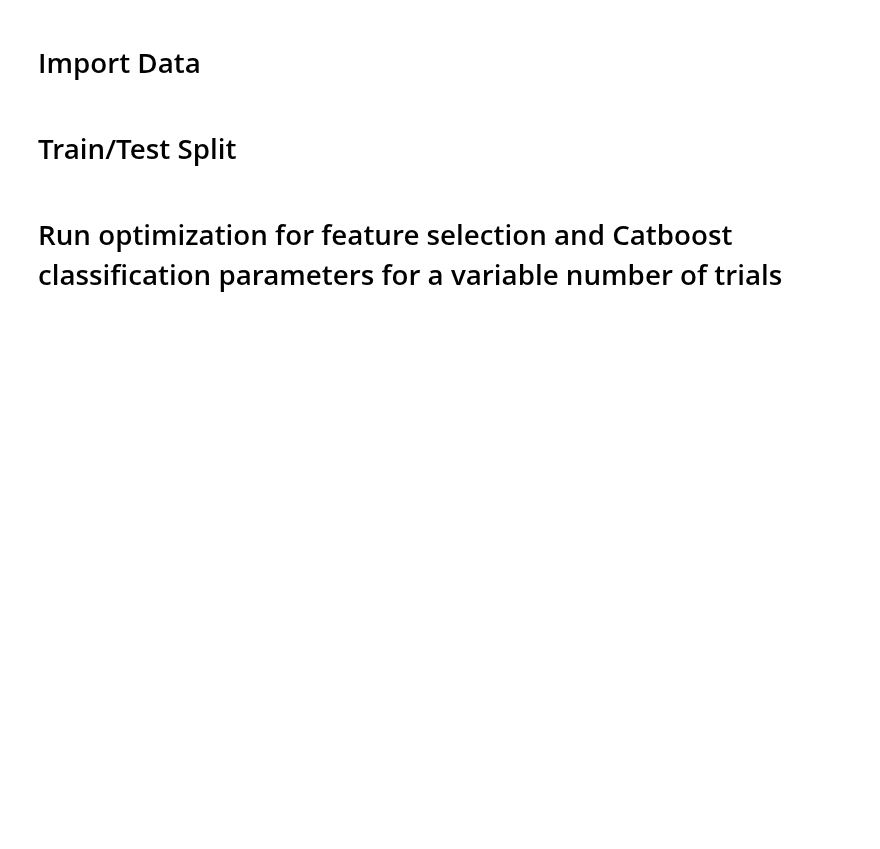
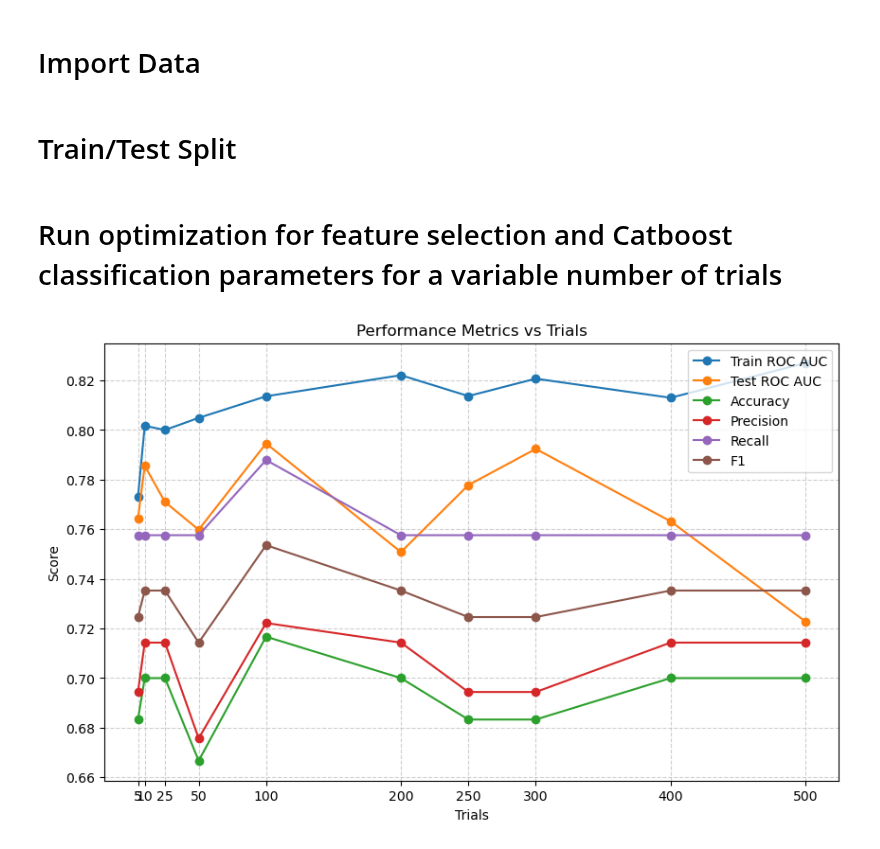
Before and after one commit to kirtonBCIlab/ES_Masters, a Jupyter notebook: Masters-Processing/ML/roc_auc_curve.ipynb, the cells around one changed output. Drawn from its saved outputs; the diff is of its cells as text; code cells hidden in the pictures; blank space fills up the shorter version.

Commit message:
ROC AUC results plot + add time to several of the classification repeat slurm scripts

```diff
--- a/Masters-Processing/ML/roc_auc_curve.ipynb
+++ b/Masters-Processing/ML/roc_auc_curve.ipynb
@@ -281,3 +281,35 @@ print(f"Trials: {results['n_trials'][best_overall_idx]} | Test ROC AUC: {results
 print("Best parameters:")
 for key, value in results['best_params'][best_overall_idx].items():
     print(f"  {key}: {value}")
+# %%
+import pandas as pd
+import matplotlib.pyplot as plt
+
+# Data from your results
+data = {
+    "Trials":   [5, 10, 25, 50, 100, 200, 250, 300, 400, 500],
+    "Train ROC AUC": [0.7730, 0.8017, 0.8000, 0.8049, 0.8136, 0.8221, 0.8137, 0.8207, 0.8130, 0.8270],
+    "Test ROC AUC":  [0.7643, 0.7856, 0.7710, 0.7598, 0.7946, 0.7508, 0.7778, 0.7924, 0.7632, 0.7228],
+    "Accuracy":      [0.6833, 0.7000, 0.7000, 0.6667, 0.7167, 0.7000, 0.6833, 0.6833, 0.7000, 0.7000],
+    "Precision":     [0.6944, 0.7143, 0.7143, 0.6757, 0.7222, 0.7143, 0.6944, 0.6944, 0.7143, 0.7143],
+    "Recall":        [0.7576, 0.7576, 0.7576, 0.7576, 0.7879, 0.7576, 0.7576, 0.7576, 0.7576, 0.7576],
+    "F1":            [0.7246, 0.7353, 0.7353, 0.7143, 0.7536, 0.7353, 0.7246, 0.7246, 0.7353, 0.7353],
+}
+
+# Create DataFrame
+df = pd.DataFrame(data)
+
+# Plot all metrics except Trials
+plt.figure(figsize=(10,6))
+for column in df.columns[1:]:  # skip 'Trials'
+    plt.plot(df["Trials"], df[column], marker='o', label=column)
+
+plt.title("Performance Metrics vs Trials")
+plt.xlabel("Trials")
+plt.xticks(df["Trials"])
+plt.ylabel("Score")
+plt.legend()
+plt.grid(True, linestyle="--", alpha=0.6)
+plt.show()
+# %% [output]
+[figure, added]
```
Also changed, not shown: 7 other files.
